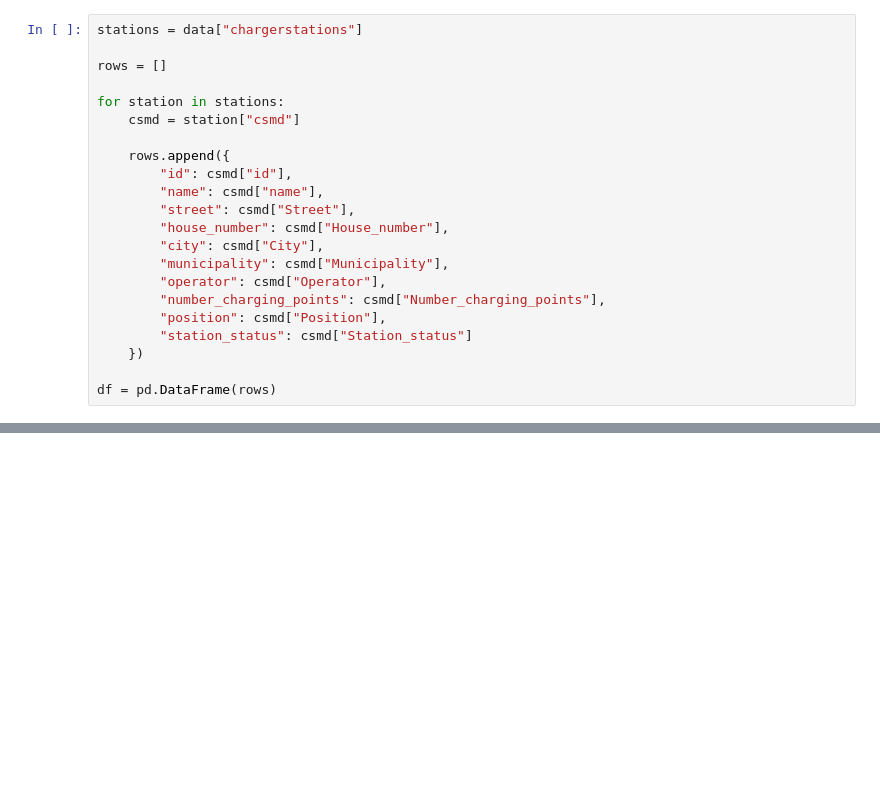
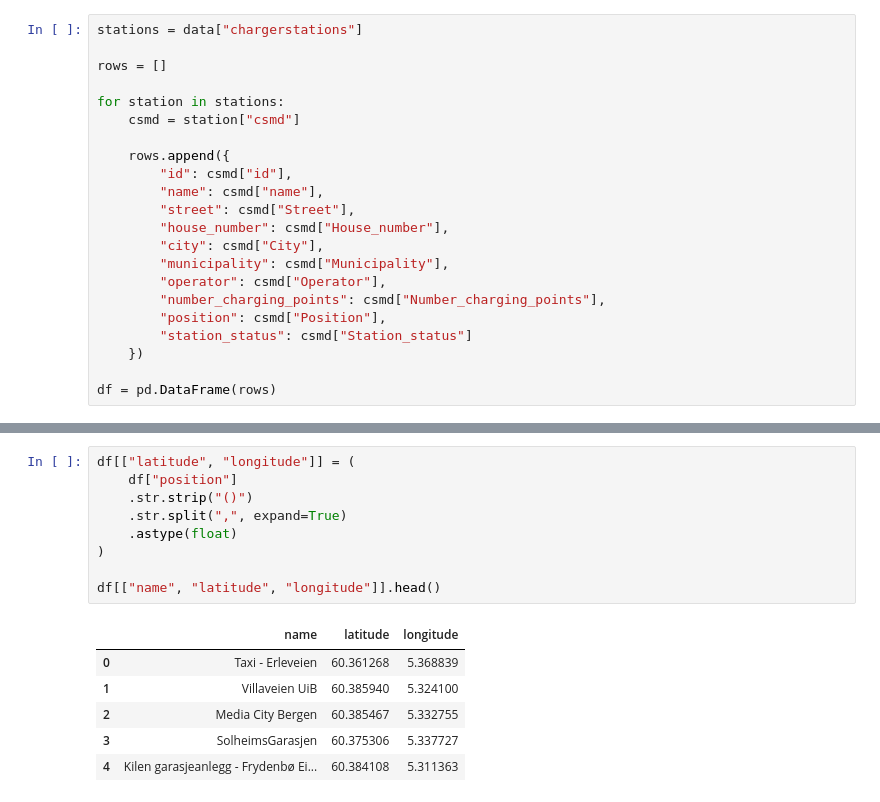
Before and after one commit to hcloenne/nearest-ev-charger, a Jupyter notebook: notebooks/road_network_routing.ipynb, the cells around one changed output, grey strips where cells are left out. Cells and saved outputs as stored; diff of their text form; blank space fills up the shorter version.

```diff
--- a/notebooks/road_network_routing.ipynb
+++ b/notebooks/road_network_routing.ipynb
@@ -122,3 +122,19 @@ df.head()
 | 2 | 41442 | Media City Bergen | Lars Hilles gate 30, 5008 Bergen,... |  | BERGEN | BERGEN | Wattif | 1 | ... |
 | 3 | 78560 | SolheimsGarasjen | Solheimsgaten 29, 5054 Bergen, No... |  | BERGEN | BERGEN | Wattif | 18 | ... |
 | 4 | 69220 | Kilen garasjeanlegg - Frydenbø Ei... | Tverrveien | 7 | LAKSEVÅG | BERGEN | Kople AS | 16 | ... |
+# %%
+df[["latitude", "longitude"]] = (
+    df["position"]
+    .str.strip("()")
+    .str.split(",", expand=True)
+    .astype(float)
+)
+
+df[["name", "latitude", "longitude"]].head()
+# %% [output]
+|  | name | latitude | longitude |
+| 0 | Taxi - Erleveien | 60.361268 | 5.368839 |
+| 1 | Villaveien UiB | 60.385940 | 5.324100 |
+| 2 | Media City Bergen | 60.385467 | 5.332755 |
+| 3 | SolheimsGarasjen | 60.375306 | 5.337727 |
+| 4 | Kilen garasjeanlegg - Frydenbø Ei... | 60.384108 | 5.311363 |
```
Also changed, not shown: parts of 3 cells of this notebook.
